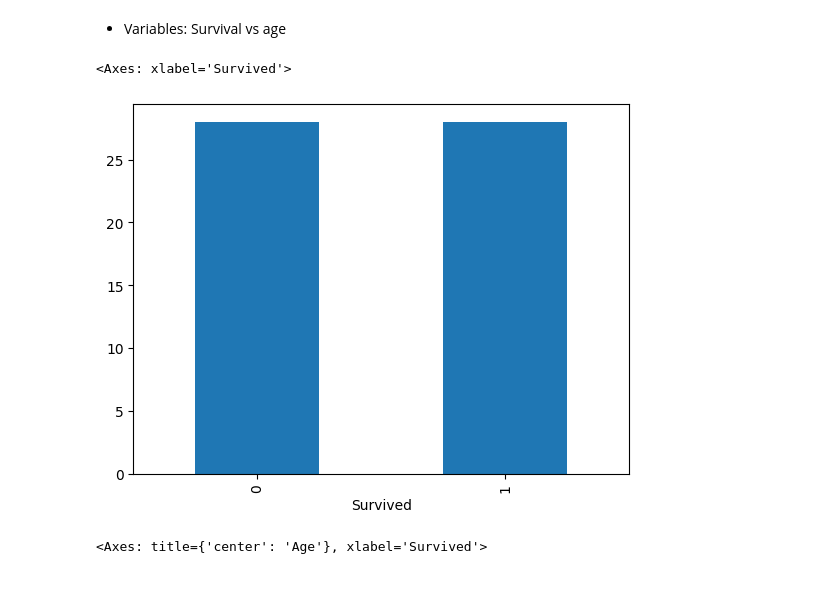
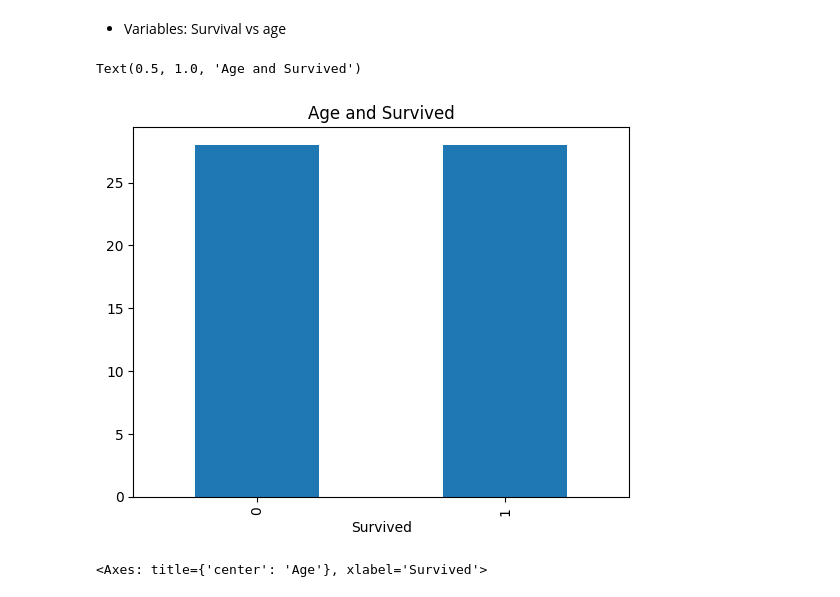
Before and after one commit to 987sebasBeller/Titanic-Survival-Prediction, a Jupyter notebook: EDA_&_prediction/data_analysis_and_prediction_fin.ipynb, the cells around one changed output. Saved outputs shown, nothing was run; the diff lists cells and outputs as text; code cells hidden in the pictures.

```diff
--- a/EDA_&_prediction/data_analysis_and_prediction_fin.ipynb
+++ b/EDA_&_prediction/data_analysis_and_prediction_fin.ipynb
@@ -161,9 +165,10 @@ It is illustrated that more people in first class survived, while in third class
 - Variables: Survival vs age
 # %%
 df_passengers.groupby(['Survived'])['Age'].median().plot(kind='bar')
+plt.title("Age and Survived")
 # %% [output]
-<Axes: xlabel='Survived'>
+Text(0.5, 1.0, 'Age and Survived')
-[figure, old version]
+[figure, new version]
 # %%
 df_passengers.boxplot('Age','Survived')
 # %% [output]
```
Also changed, not shown: parts of 6 cells of this notebook.
